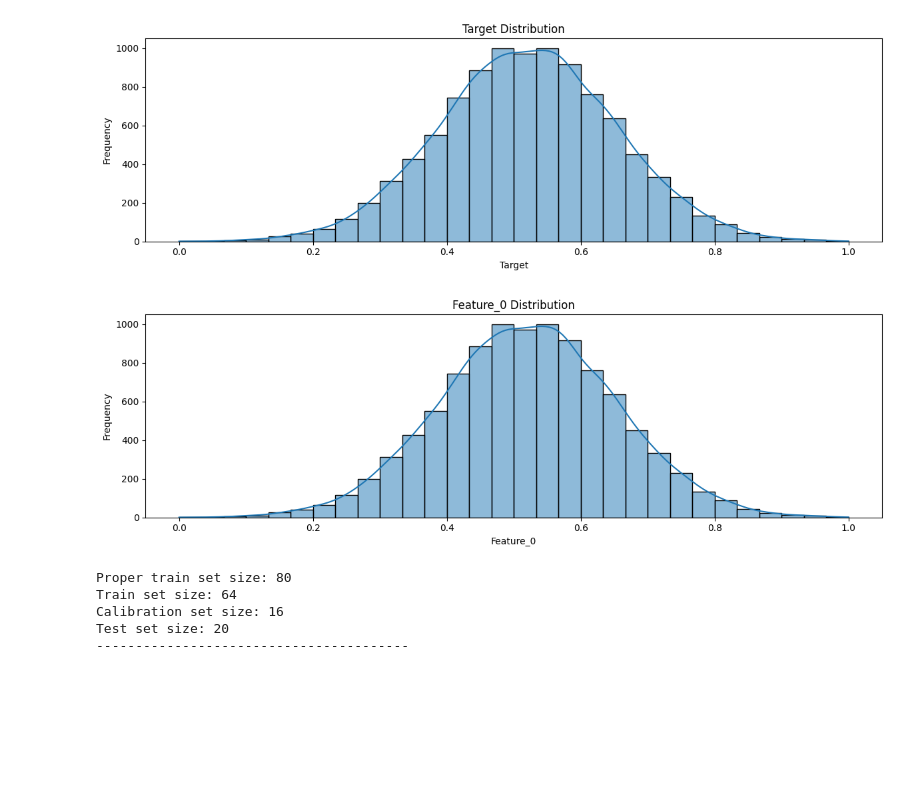
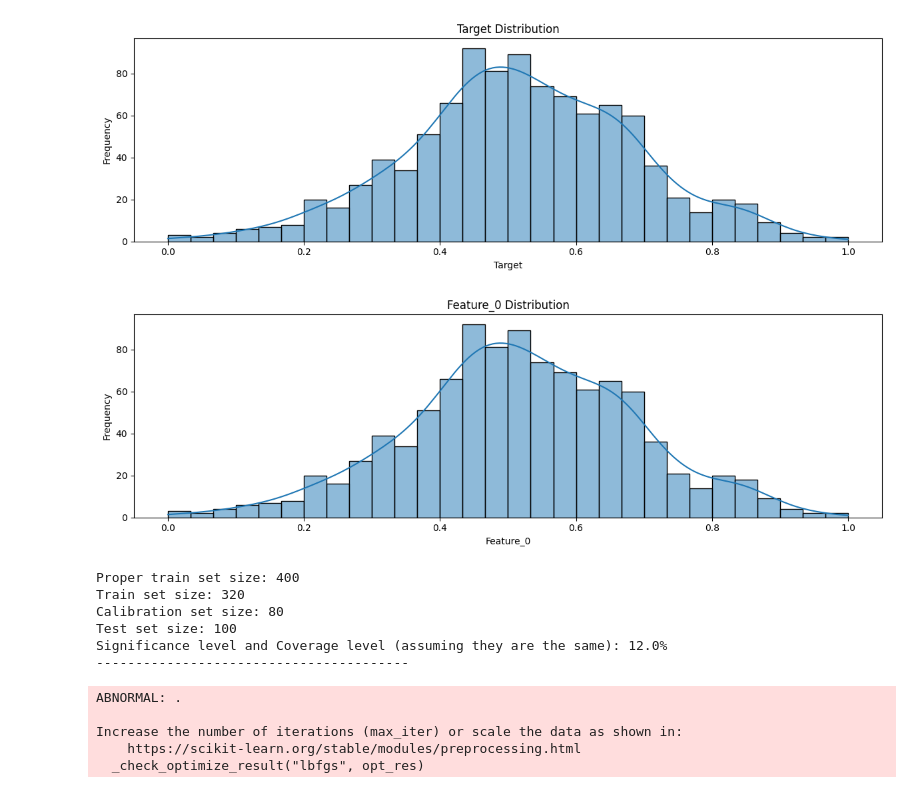
Before and after one commit to simonlanngren/Conformal-Predictive-Decision-Making, a Jupyter notebook: notebooks/Experiment_template.ipynb, the cells around one changed output. Saved outputs shown, nothing was run; the diff lists cells and outputs as text; code cells hidden in the pictures; blank space fills up the shorter version.

```diff
--- a/notebooks/Experiment_template.ipynb
+++ b/notebooks/Experiment_template.ipynb
@@ -12,7 +12,7 @@ if project_root not in sys.path:
 from src.functions.data_generation import DataGeneration
 
 synthetic_data = DataGeneration.generate_data(
-    n_samples=10000,
+    n_samples=1000,
     n_features=20,
     n_informative=5,
     relationship='make_regression',
@@ -31,16 +31,16 @@ utility_config = {
 }
 
 method_config = {
-    'mode': "Online",
-    'run_v1': True,
+    'mode': "Inductive",
+    'run_v1': False,
     'run_v2': True,
-    'return_predictive': True,
+    'return_predictive': False,
 }
 
 data_config = {
     'data': synthetic_data,
     'n_runs': 5,
-    'sample_size': 100,
+    'sample_size': 500,
     'test_size': 0.2,
     'cal_size': 0.2,
     'random_state': 2025
@@ -84,37 +84,43 @@ main = Main(
 main.run_experiment(
     mode=method_config["mode"],
     run_v1=method_config["run_v1"],
     run_v2=method_config["run_v2"],
     return_predictive=method_config["return_predictive"],
 
     data=data_config["data"],
     n_runs=data_config["n_runs"],
     sample_size=data_config["sample_size"],
     test_size=data_config["test_size"],
     cal_size=data_config["cal_size"],
     random_state=data_config["random_state"],
 
     include_ridge=models_config["include_ridge"],
     include_knn=models_config["include_knn"],
     include_bayesian_ridge=models_config["include_bayes_ridge"],
     include_gp=models_config["include_gp"],
 
     plot_distributions=plot_config["plot_distributions"],
     print_split=plot_config["print_split"],
     plot_average_utility=plot_config["plot_average_utility"],
     plot_cumulative_regret=plot_config["plot_cumulative_regret"],
     plot_confidence=plot_config["plot_confidence"],
 
     perform_model_selection=model_selection_config["perform_model_selection"],
     n_splits=model_selection_config["n_splits"],
     search_space_knn=model_selection_config["search_space_knn"],
     search_space_ridge=model_selection_config["search_space_ridge"]
 )
 # %% [output]
-[figure, old version]
+[figure, new version]
-[figure, old version]
+[figure, new version]
-Proper train set size: 80
-Train set size: 64
-Calibration set size: 16
-Test set size: 20
+Proper train set size: 400
+Train set size: 320
+Calibration set size: 80
+Test set size: 100
+Significance level and Coverage level (assuming they are the same): 12.0%
 ----------------------------------------
+ABNORMAL: .
+
+Increase the number of iterations (max_iter) or scale the data as shown in:
+    https://scikit-learn.org/stable/modules/preprocessing.html
+  _check_optimize_result("lbfgs", opt_res)
```
Also changed, not shown: parts of 1 cell of this notebook, 4 other files.
